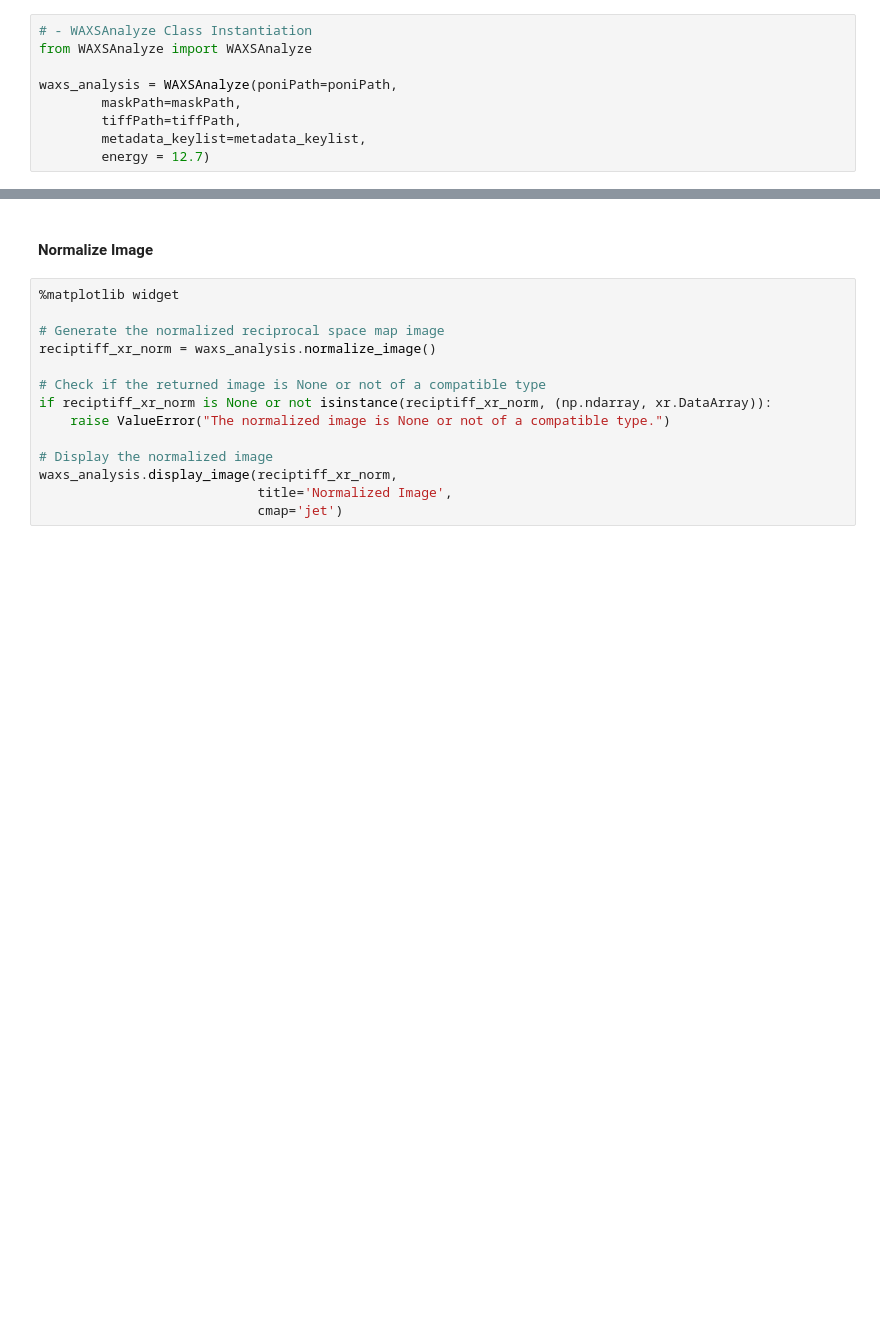
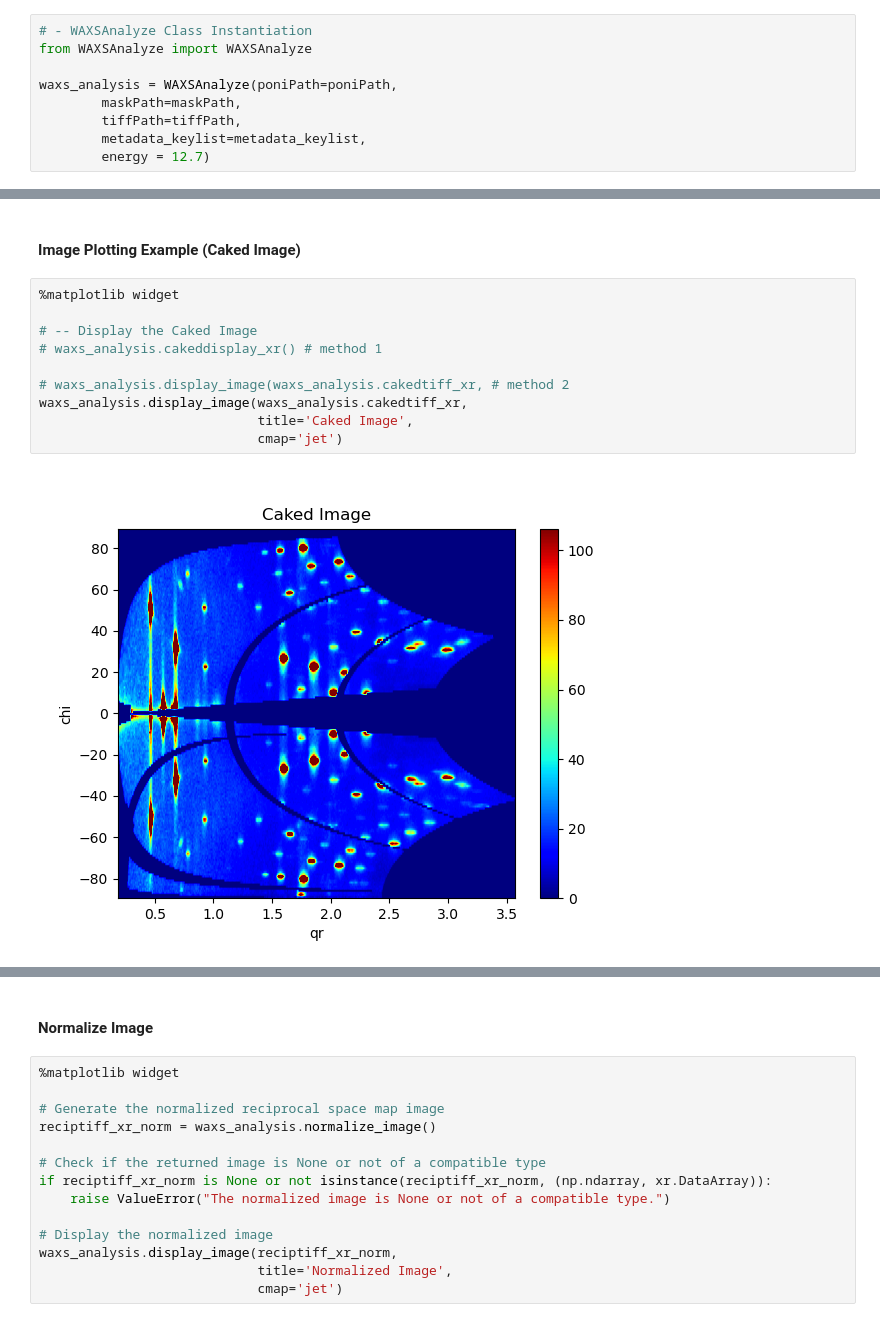
Before and after one commit to ToneyGroupCU/pyWAXS, a Jupyter notebook: pyWAXS_main/WAXSNotebook.ipynb, the cells around one changed output, grey strips where cells are left out. Saved outputs shown, nothing was run; the diff lists cells and outputs as text; blank space fills up the shorter version.

```diff
--- a/pyWAXS_main/WAXSNotebook.ipynb
+++ b/pyWAXS_main/WAXSNotebook.ipynb
@@ -64,0 +113,14 @@ waxs_analysis = WAXSAnalyze(poniPath=poniPath,
+# %% [markdown]
+#### Image Plotting Example (Caked Image)
+# %%
+%matplotlib widget
+
+# -- Display the Caked Image
+# waxs_analysis.cakeddisplay_xr() # method 1
+
+# waxs_analysis.display_image(waxs_analysis.cakedtiff_xr, # method 2
+waxs_analysis.display_image(waxs_analysis.cakedtiff_xr,
+                            title='Caked Image',
+                            cmap='jet')
+# %% [output]
+[figure, added]
```
Also changed, not shown: parts of 27 cells of this notebook, 3 other files.
